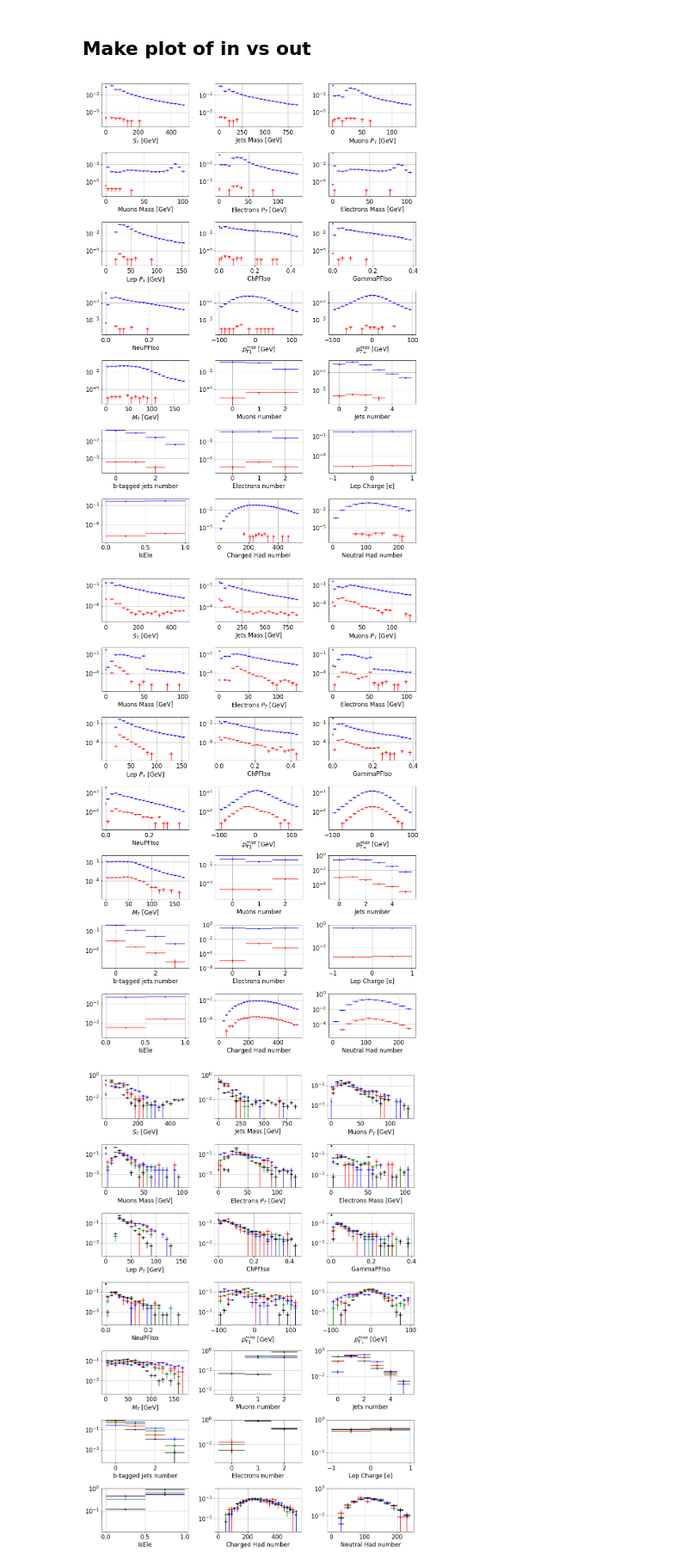
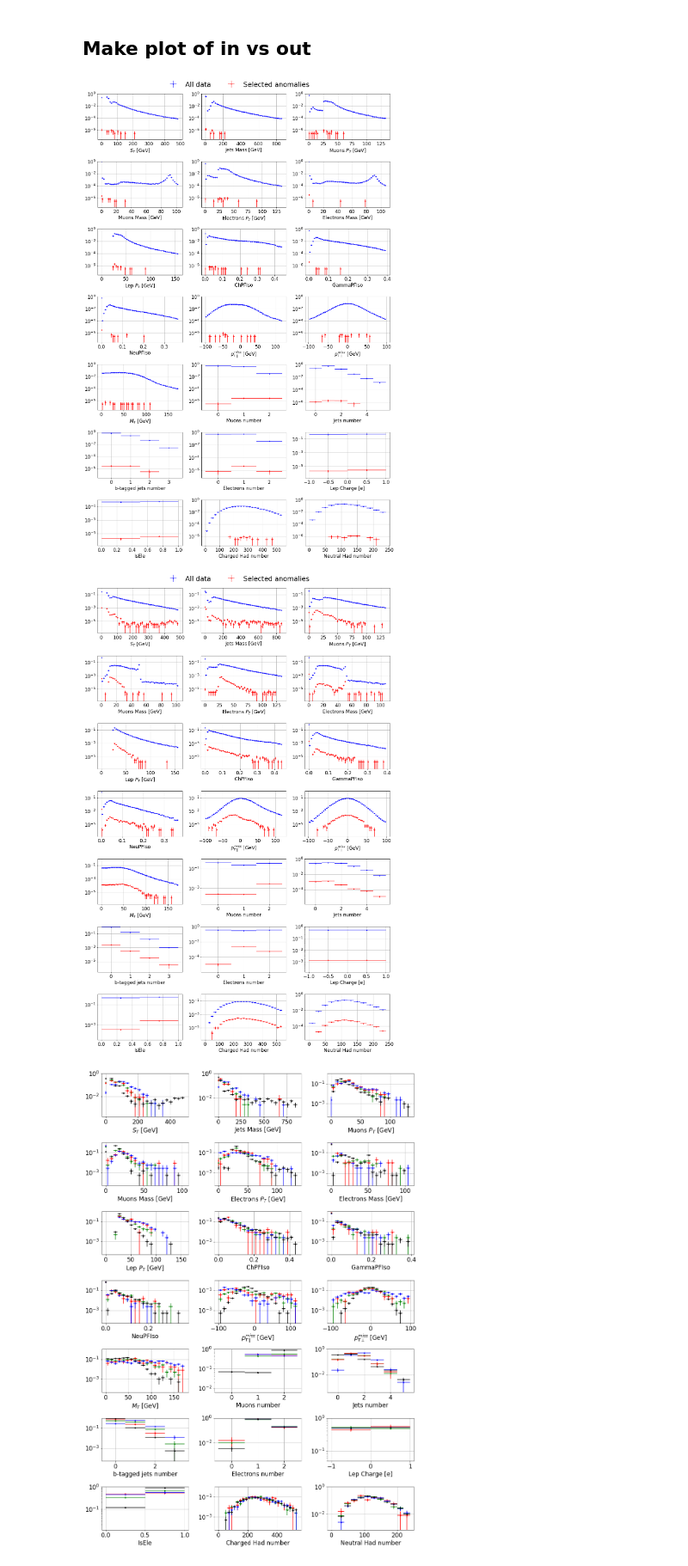
Before and after one commit to ocerri/AnomalyDetection, a Jupyter notebook: VAE/VAE_HLFONLY/VAE_all-in-one_HLF_v71_plots_v1.ipynb, the cells around one changed output. Shown: that part at 86% size. Cells and saved outputs as stored; diff of their text form; code cells hidden in the pictures.

```diff
--- a/VAE/VAE_HLFONLY/VAE_all-in-one_HLF_v71_plots_v1.ipynb
+++ b/VAE/VAE_HLFONLY/VAE_all-in-one_HLF_v71_plots_v1.ipynb
@@ -549,7 +549,7 @@ matplotlib.rcParams.update({'font.size': 17})
 N_rows = 7
 N_column = 3
 f, ax_arr = plt.subplots(N_rows, N_column, figsize=(16, 24))
-N_bins = 20
+N_bins = 50
 # N_bins = 100
 
 eff_SM = 5.38e-06
@@ -611,37 +611,47 @@ for i,hlf_name in enumerate(active_hlf_features):
         bin_width[0] = clip_x_to0
 
     bin_edges_dict[hlf_name] = bin_edges
     bin_width_dict[hlf_name] = bin_width
     bin_center_dict[hlf_name] = bincenters
 
     sel_bin_content, _ = np.histogram(x_aux_sel, bins=bin_edges)
     N_norm = float(np.sum(bin_content))
 
-    ax_arr[i/N_column, i%N_column].errorbar(bincenters,
+    hist_in = ax_arr[i/N_column, i%N_column].errorbar(bincenters,
                           bin_content.astype(float)/N_norm,
                           xerr=bin_width/2.,
                           yerr=np.sqrt(bin_content)/N_norm,
                           fmt='.b', label='Input')
-    ax_arr[i/N_column, i%N_column].errorbar(bincenters,
+    hist_out = ax_arr[i/N_column, i%N_column].errorbar(bincenters,
                           sel_bin_content/N_norm,
                           xerr=bin_width/2.,
                           yerr=np.sqrt(sel_bin_content)/N_norm,
                           fmt='.r', label='Sel')
     ax_arr[i/N_column, i%N_column].ticklabel_format(axis='y', style='sci', scilimits=(0.01,100))
     ax_arr[i/N_column, i%N_column].grid()
     ax_arr[i/N_column, i%N_column].set_xlabel(x_axis_label[i])
 #     ax_arr[i/N_column, i%N_column].legend(loc='best')
 
 #     if hlf_name.startswith('LepIso') or hlf_name.startswith('all'):
     ax_arr[i/N_column, i%N_column].set_yscale('log')
     y_min = np.min(sel_bin_content[sel_bin_content>0]/N_norm)
     ax_arr[i/N_column, i%N_column].set_ylim(y_min*0.1, 1)
 
+plt.figlegend((hist_in, hist_out), ('All data', 'Selected anomalies'),
+              loc='center',
+#               loc='lower center',
+              ncol=2,
+              bbox_to_anchor=(0.24, 0.95, 0.5, 0.1),
+#               bbox_to_anchor=(0., 0.025, 0.92, 0.2),
+              fontsize='x-large',
+              frameon=False
+             )
 f.subplots_adjust(hspace=0.6, wspace=0.3)
-# f.savefig('../../fig/paper_fig/HLFdistrib_In_vs_Sel_v'+VAEversion+'_SM.pdf', bbox_inches='tight')
+f.tight_layout()
+f.savefig('../../fig/paper_fig/HLFdistrib_In_vs_Sel_v'+VAEversion+'_SM.pdf', bbox_inches='tight')
 plt.show()
 # %% [output]
-[figure, old version]
+[figure, new version]
 # %%
 f, ax_arr = plt.subplots(N_rows, N_column, figsize=(16, 24))
 
@@ -660,13 +670,13 @@ for i,hlf_name in enumerate(active_hlf_features):
 
     N_norm = float(np.sum(bin_content))
 
-    ax_arr[i/N_column, i%N_column].errorbar(bin_center_dict[hlf_name],
+    hist_in = ax_arr[i/N_column, i%N_column].errorbar(bin_center_dict[hlf_name],
                           bin_content/N_norm,
                           xerr=bin_width_dict[hlf_name]/2.,
                           yerr=np.sqrt(bin_content)/N_norm,
                           fmt='.b', label='In')
 
-    ax_arr[i/N_column, i%N_column].errorbar(bin_center_dict[hlf_name],
+    hist_out = ax_arr[i/N_column, i%N_column].errorbar(bin_center_dict[hlf_name],
                           sel_bin_content/N_norm,
                           xerr=bin_width_dict[hlf_name]/2.,
                           yerr=np.sqrt(sel_bin_content)/N_norm,
@@ -682,11 +692,21 @@ for i,hlf_name in enumerate(active_hlf_features):
     y_min = np.min(sel_bin_content[sel_bin_content>0]/N_norm)
     ax_arr[i/N_column, i%N_column].set_ylim(y_min*0.1, 1)
 
+plt.figlegend((hist_in, hist_out), ('All data', 'Selected anomalies'),
+              loc='center',
+#               loc='lower center',
+              ncol=2,
+              bbox_to_anchor=(0.24, 0.95, 0.5, 0.1),
+#               bbox_to_anchor=(0., 0.025, 0.92, 0.2),
+              fontsize='x-large',
+              frameon=False
+             )
 f.subplots_adjust(hspace=0.6, wspace=0.3)
-f.savefig('../../fig/paper_fig/HLFdistrib_Sel_v'+VAEversion+'_{}.pdf'.format(sn), bbox_inches='tight')
+f.tight_layout()
+f.savefig('../../fig/paper_fig/HLFdistrib_In_vs_Sel_v'+VAEversion+'_{}.pdf'.format(sn), bbox_inches='tight')
 plt.show()
 # %% [output]
-[figure, old version]
+[figure, new version]
 # %%
 BSM_labels = {'Ato4l':r'$A\to 4\ell$',
               'leptoquark':r'$LQ$',
```
Also changed, not shown: parts of 1 cell of this notebook, 27 other files.
